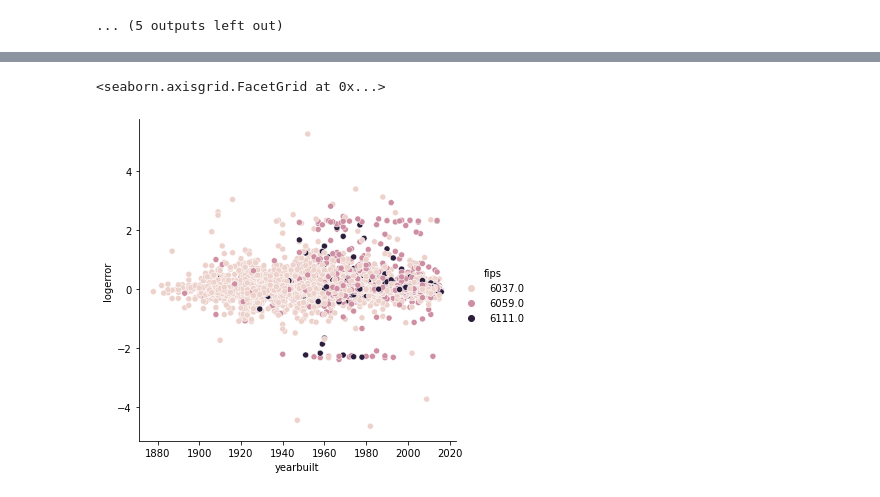
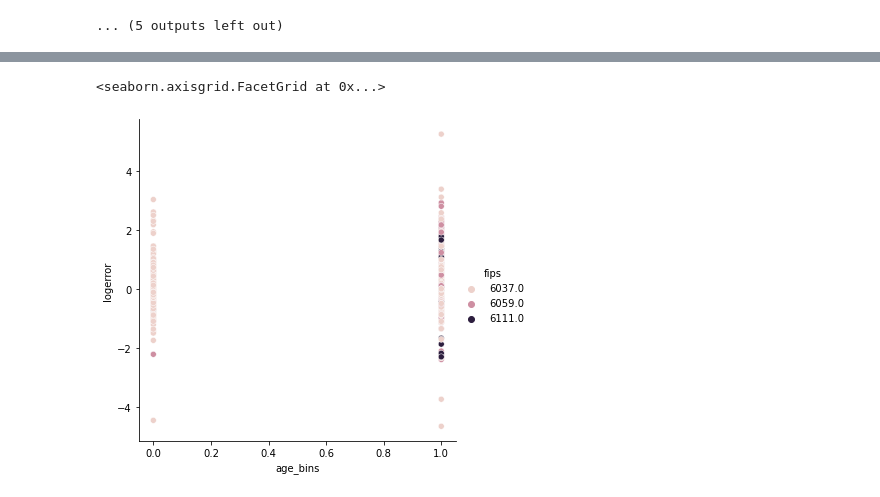
Before and after one commit to TeamOneCluster/ClusterProject, a Jupyter notebook: bts-explore.ipynb, the cells around one changed output, grey strips where cells are left out. Saved outputs shown, nothing was run; the diff lists cells and outputs as text; code cells hidden in the pictures.

```diff
--- a/bts-explore.ipynb
+++ b/bts-explore.ipynb
@@ -674,0 +781,2 @@ plt.show()
+# %%
+train['age_bins'] = pd.cut(train.yearbuilt, 2, labels=False)
@@ -675,5 +823,5 @@ plt.show()
 # %%
-sns.relplot(train.yearbuilt, train.logerror, data=train, hue='fips')
+sns.relplot(train.age_bins, train.logerror, data=train, hue='fips')
 # %% [output]
 <seaborn.axisgrid.FacetGrid at 0x...>
-[figure, old version]
+[figure, new version]
```
Also changed, not shown: parts of 40 cells of this notebook.
